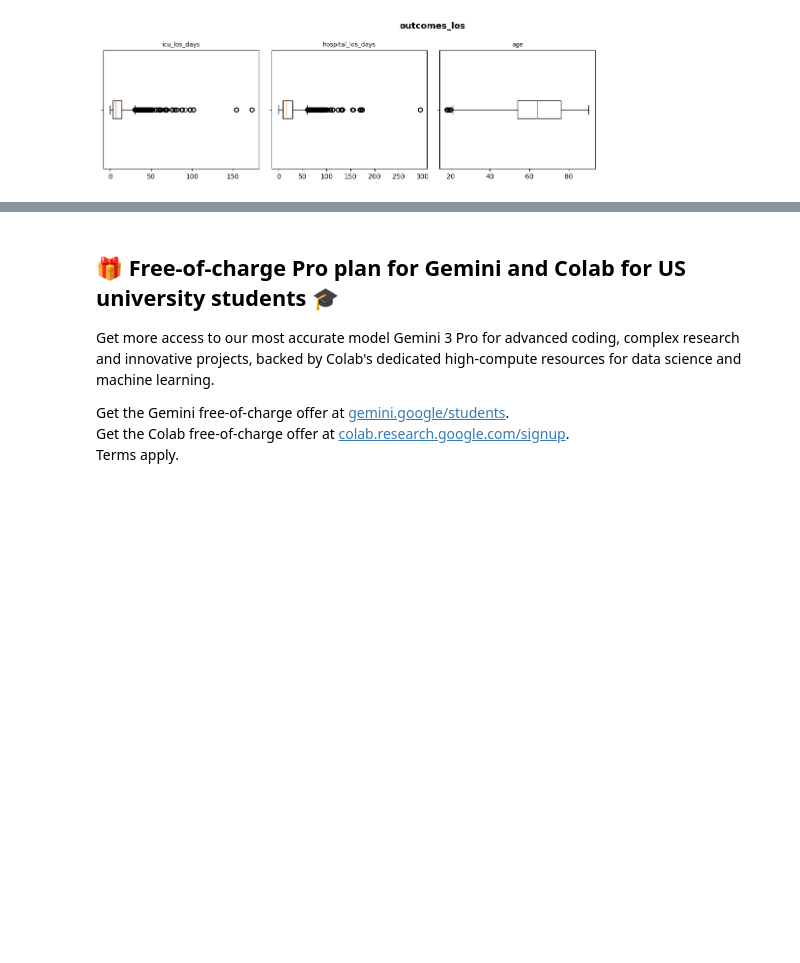
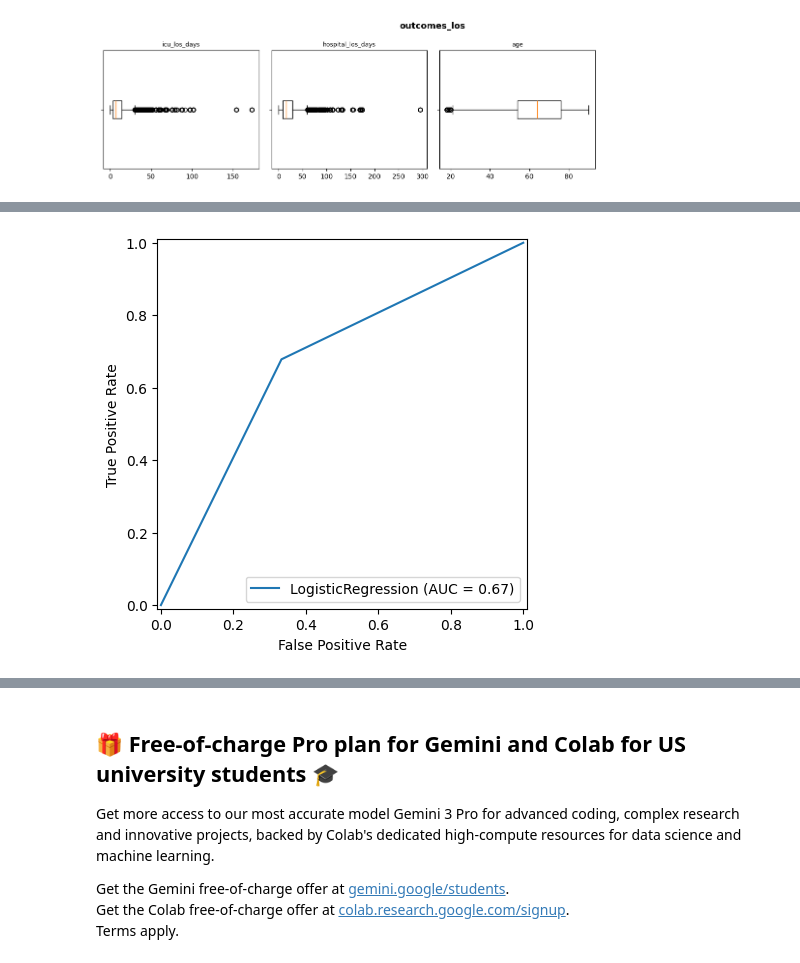
Before and after one commit to abdullaawad/Final-Year-Project, a Jupyter notebook: Re_Admission_Prediction.ipynb, the cells around one changed output, grey strips where cells are left out. Cells and saved outputs as stored; diff of their text form; code cells hidden in the pictures; blank space fills up the shorter version.

```diff
--- a/Re_Admission_Prediction.ipynb
+++ b/Re_Admission_Prediction.ipynb
@@ -621,3 +475,24 @@ ValueError: Found input variables with inconsistent numbers of samples: [11111,
+# %%
+from sklearn.linear_model import LogisticRegression
+from sklearn.preprocessing import StandardScaler
+
+# Re-apply preprocessing to the X_train and X_test dataframes that have had outliers removed.
+# The 'preprocessor' object was previously defined (e.g., in cell Rfceenq0UPSC) and fitted on the initial X_train.
+# Using its 'transform' method ensures that the imputation and one-hot encoding are applied
+# consistently to the current (outlier-removed) X_train and X_test.
+X_train_current_processed = preprocessor.transform(X_train)
+X_test_current_processed = preprocessor.transform(X_test)
+
+# Scale the newly processed data to ensure consistent sample sizes with y_train.
+# The 'scaler_final' from this cell will be used for this final scaling step.
+scaler_final = StandardScaler()
+X_train_final_scaled = scaler_final.fit_transform(X_train_current_processed)
+X_test_final_scaled = scaler_final.transform(X_test_current_processed)
+
+model = LogisticRegression(random_state=42, class_weight='balanced')
+model.fit(X_train_final_scaled, y_train)
+
+y_pred_lr = model.predict(X_test_final_scaled)
 # %%
 from sklearn.metrics import accuracy_score, precision_score, recall_score, f1_score, ConfusionMatrixDisplay
 
@@ -637,9 +525,11 @@ print(classification_report(y_test, y_pred))
 # %%
 from sklearn.metrics import roc_curve, auc, RocCurveDisplay
 
-fpr, tpr, thresholds = roc_curve(y_test, y_pred)
+fpr, tpr, thresholds = roc_curve(y_test, y_pred_lr)
 roc_auc = auc(fpr, tpr)
 
 display = RocCurveDisplay(fpr=fpr, tpr=tpr, roc_auc=roc_auc, estimator_name='LogisticRegression')
 display.plot()
 plt.show()
+# %% [output]
+[figure, added]
```
Also changed, not shown: parts of 42 cells of this notebook.
